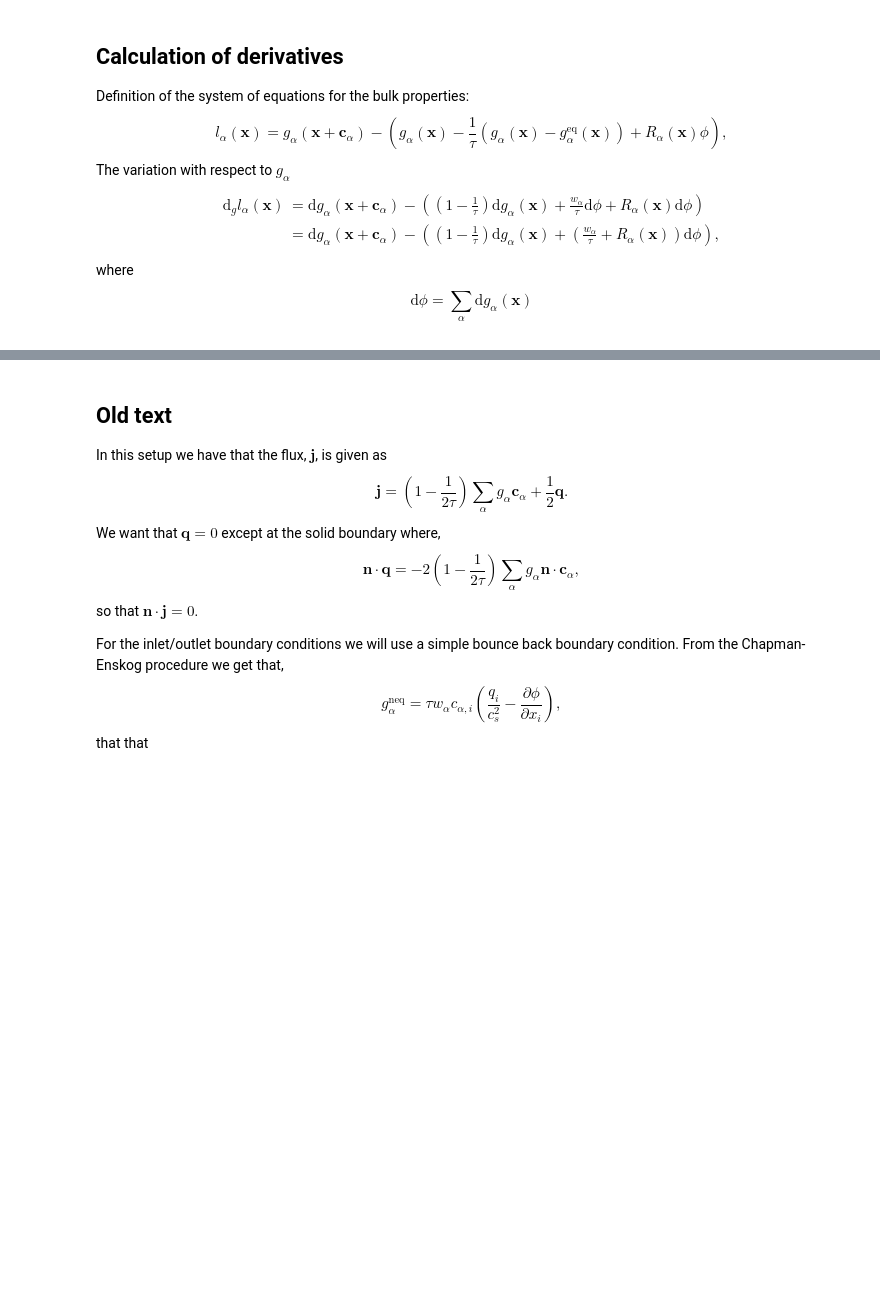
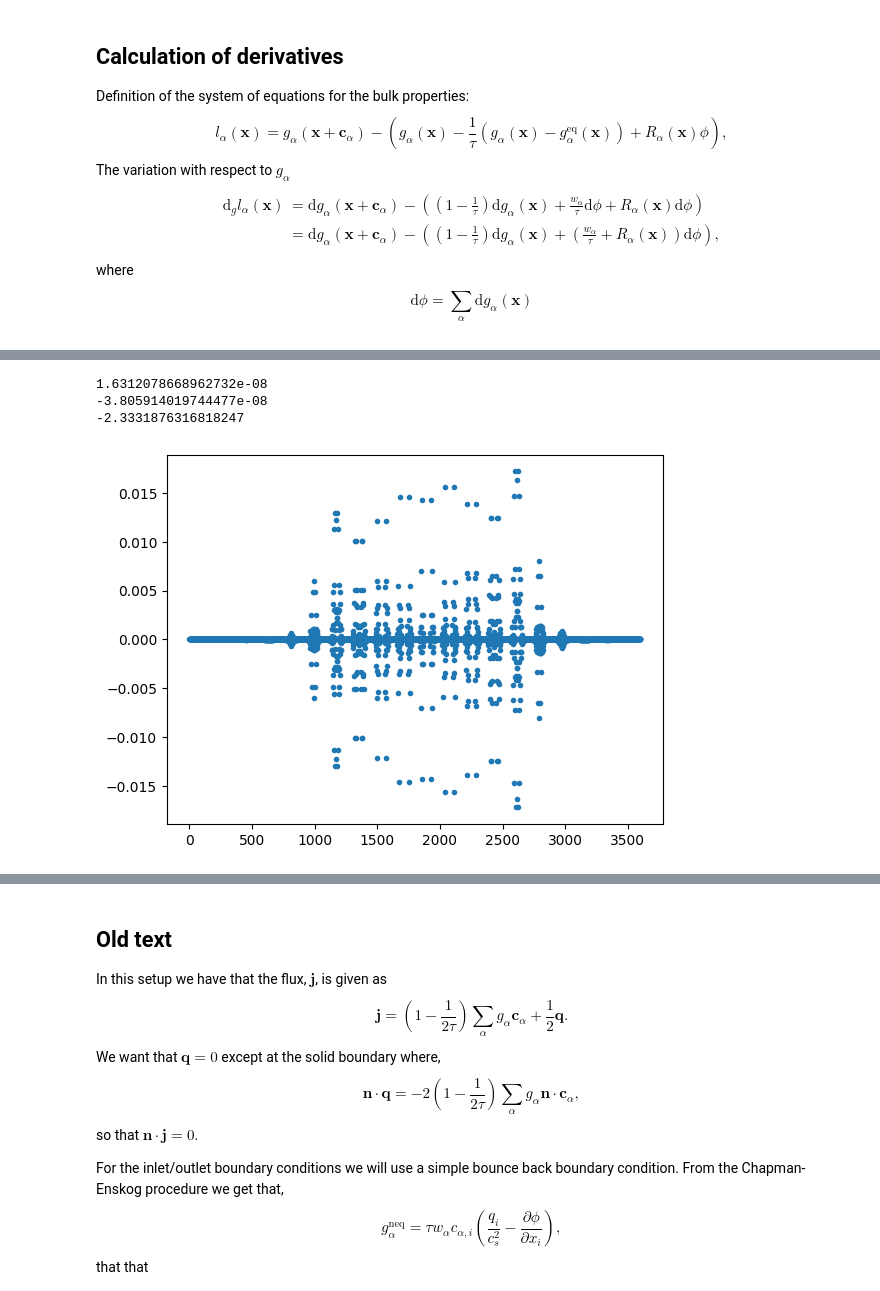
Before and after one commit to eje74/Adjoint, a Jupyter notebook: diffusion.ipynb, the cells around one changed output, grey strips where cells are left out. Cells and saved outputs as stored; diff of their text form; code cells hidden in the pictures; blank space fills up the shorter version.

```diff
--- a/diffusion.ipynb
+++ b/diffusion.ipynb
@@ -228,0 +362,6 @@ val = np.array([1, a] + 9*[b])
+# %%
+def dr_l_bulk(gamma, sub, R_source, x, phi, xi):
+    return 2*R_source[(gamma,) + tuple(sub)]*x[tuple(sub)]*phi[tuple(sub)]/xi
+
+val_out = dr_l_bulk(gamma, sub, source_const, x, phi, xi)
+print(val_out)
@@ -228,0 +493,53 @@ val = np.array([1, a] + 9*[b])
+# %%
+# Here we have  H has no functional dependency of R
+dl_dR = np.zeros((N,))
+
+
+# Bulk part of system
+for i in np.arange(1, system_size[0]-1):
+    for j in np.arange(system_size[1]):
+        for alpha in np.arange(9):
+            gamma = sub2ind(alpha, (i, j), system_size)
+            dl_dR[gamma] += dr_l_bulk(alpha, (i,j), source_const, x, phi, xi)
+
+
+# Need to include the left and right hand boundaries (use not in?)
+i = 0
+for j in np.arange(system_size[1]):
+    gen = (x for x in np.arange(9) if x not in [1, 5, 7])
+    for alpha in gen:
+        gamma = sub2ind(alpha, (i, j), system_size)
+        dl_dR[gamma] += dr_l_bulk(alpha, (i,j), source_const, x, phi, xi)
+
+i = system_size[0]-1
+for j in np.arange(system_size[1]):
+    gen = (x for x in np.arange(9) if x not in [2, 6, 8])
+    for alpha in gen:
+        gamma = sub2ind(alpha, (i, j), system_size)
+        dl_dR[gamma] += dr_l_bulk(alpha, (i,j), source_const, x, phi, xi)
+
+
+plt.figure()
+plt.plot(dl_dR, '.')
+
+
+dH_calc = np.dot(lag_mult,dl_dR)
+print(dH_calc)
+
+
+H_R = (jx_mean - p_jmax*flux_max)**2
+#print(H_R)
+dR = 0.001
+
+phi, jx_mean_dR, g_tmp = run_simulation(R+dR, rho_left_hand, rho_right_hand, tau, num_iter, xi, w, c, system_size)
+
+H_RpdR = (jx_mean_dR - p_jmax*flux_max)**2
+#print(H_RpdR)
+dH_num = (H_RpdR - H_R)/dR
+print(dH_num)
+print(dH_num/dH_calc)
+# %% [output]
+1.6312078668962732e-08
+-3.805914019744477e-08
+-2.3331876316818247
+[figure, added]
```
Also changed, not shown: parts of 18 cells of this notebook, 2 other files.
